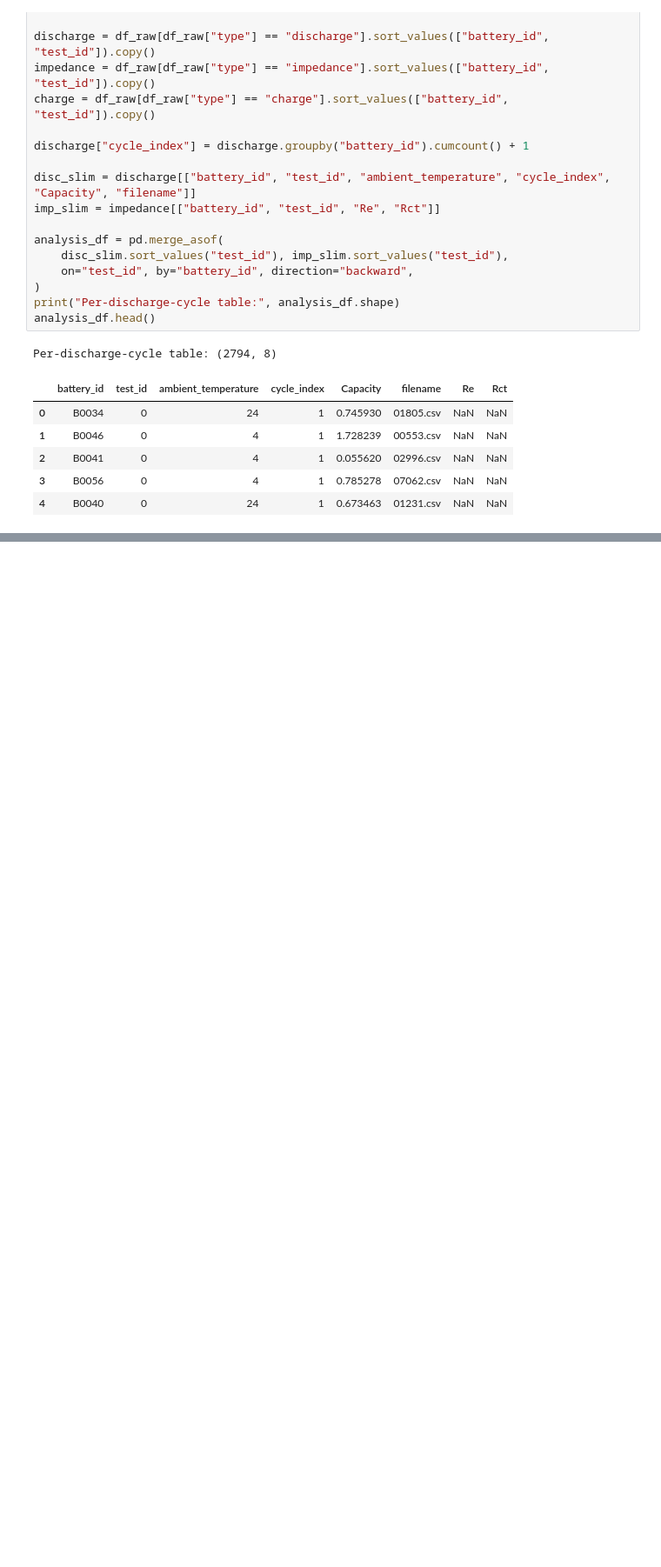
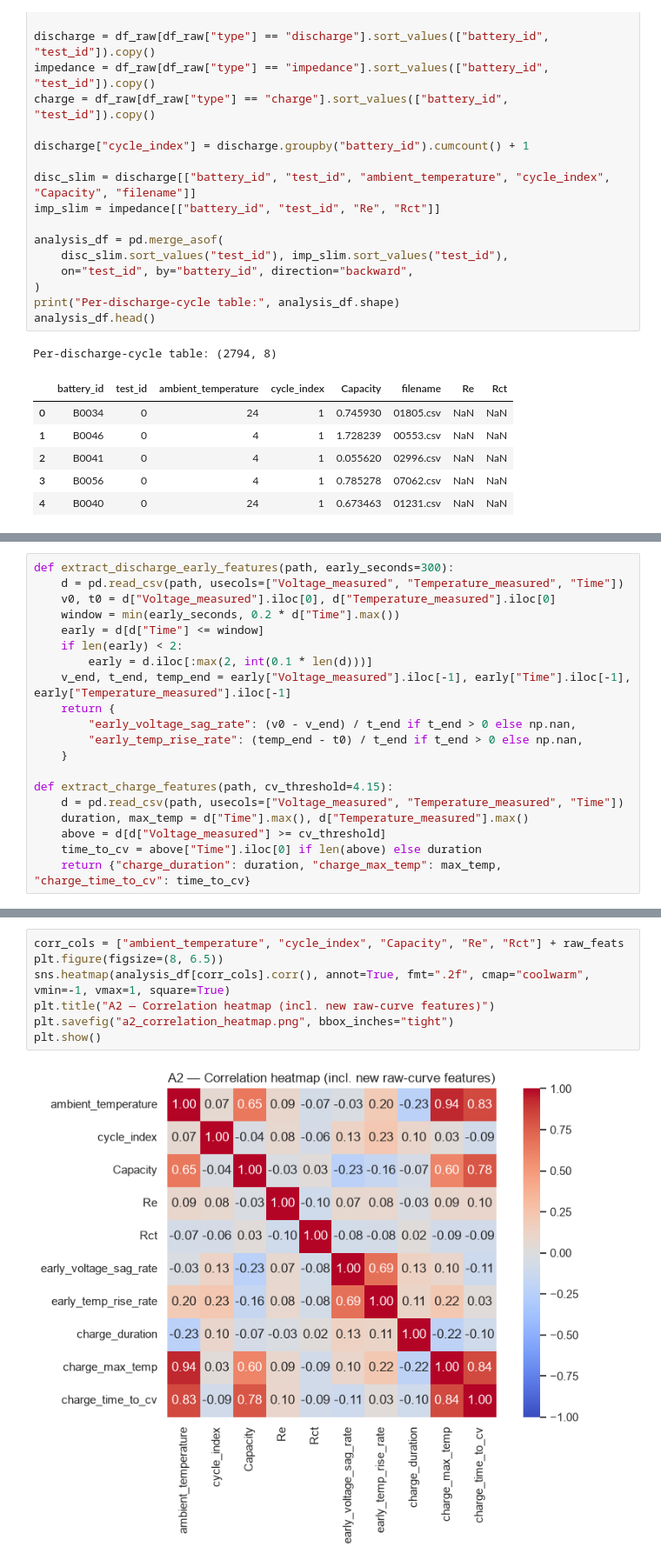
Before and after one commit to Roots26Hz/ChargeIQ, a Jupyter notebook: notebooks/regression.ipynb, the cells around one changed output, grey strips where cells are left out. Shown at 87% size. Cells and saved outputs as stored; diff of their text form; blank space fills up the shorter version.

```diff
--- a/notebooks/regression.ipynb
+++ b/notebooks/regression.ipynb
@@ -110,0 +136,20 @@ Per-discharge-cycle table: (2794, 8)
+# %%
+def extract_discharge_early_features(path, early_seconds=300):
+    d = pd.read_csv(path, usecols=["Voltage_measured", "Temperature_measured", "Time"])
+    v0, t0 = d["Voltage_measured"].iloc[0], d["Temperature_measured"].iloc[0]
+    window = min(early_seconds, 0.2 * d["Time"].max())
+    early = d[d["Time"] <= window]
+    if len(early) < 2:
+        early = d.iloc[:max(2, int(0.1 * len(d)))]
+    v_end, t_end, temp_end = early["Voltage_measured"].iloc[-1], early["Time"].iloc[-1], early["Temperature_measured"].iloc[-1]
+    return {
+        "early_voltage_sag_rate": (v0 - v_end) / t_end if t_end > 0 else np.nan,
+        "early_temp_rise_rate": (temp_end - t0) / t_end if t_end > 0 else np.nan,
+    }
+
+def extract_charge_features(path, cv_threshold=4.15):
+    d = pd.read_csv(path, usecols=["Voltage_measured", "Temperature_measured", "Time"])
+    duration, max_temp = d["Time"].max(), d["Temperature_measured"].max()
+    above = d[d["Voltage_measured"] >= cv_threshold]
+    time_to_cv = above["Time"].iloc[0] if len(above) else duration
+    return {"charge_duration": duration, "charge_max_temp": max_temp, "charge_time_to_cv": time_to_cv}
@@ -110,0 +238,9 @@ Per-discharge-cycle table: (2794, 8)
+# %%
+corr_cols = ["ambient_temperature", "cycle_index", "Capacity", "Re", "Rct"] + raw_feats
+plt.figure(figsize=(8, 6.5))
+sns.heatmap(analysis_df[corr_cols].corr(), annot=True, fmt=".2f", cmap="coolwarm", vmin=-1, vmax=1, square=True)
+plt.title("A2 — Correlation heatmap (incl. new raw-curve features)")
+plt.savefig("a2_correlation_heatmap.png", bbox_inches="tight")
+plt.show()
+# %% [output]
+[figure, added]
```
Also changed, not shown: parts of 7 cells of this notebook.
